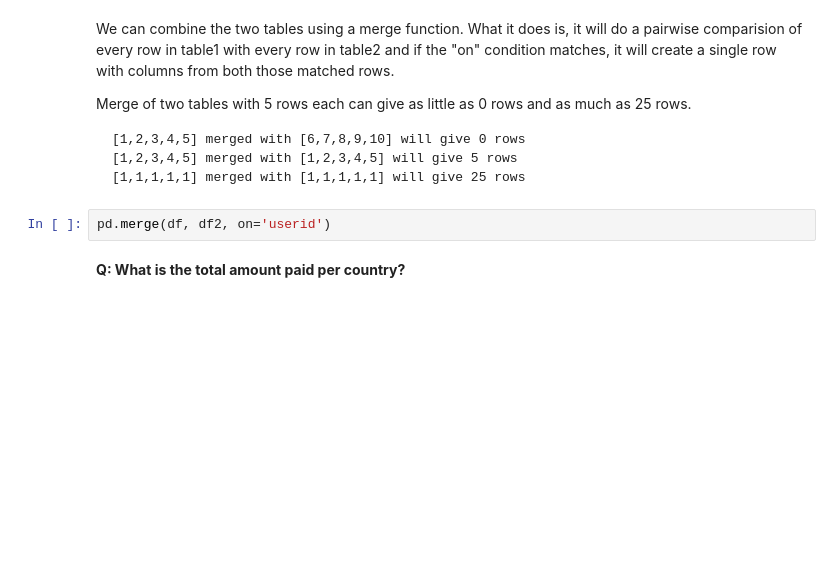
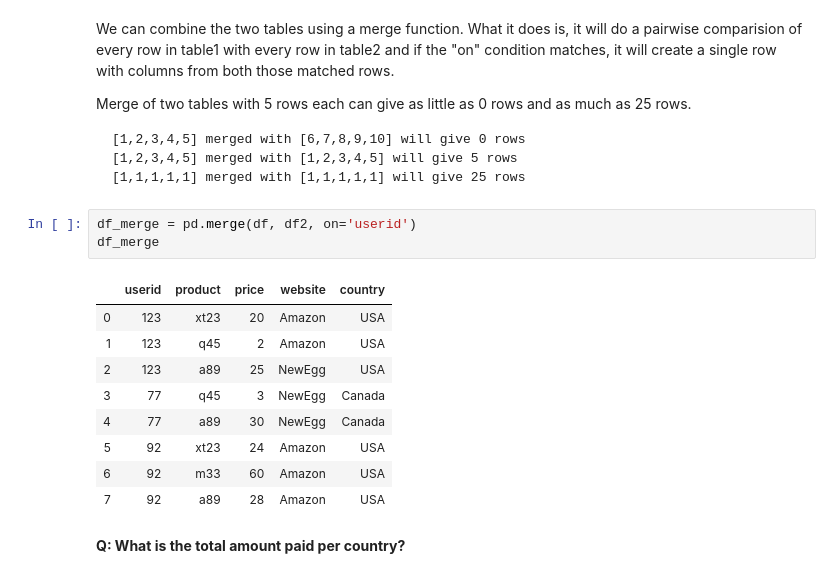
Before and after one commit to sauer3/dsp, a Jupyter notebook: lessons/pandas_intro/pandas-exercise.ipynb, the cells around one changed output. Saved outputs shown, nothing was run; the diff lists cells and outputs as text; blank space fills up the shorter version.

```diff
--- a/lessons/pandas_intro/pandas-exercise.ipynb
+++ b/lessons/pandas_intro/pandas-exercise.ipynb
@@ -148,6 +148,17 @@ Merge of two tables with 5 rows each can give as little as 0 rows and as much as
     [1,2,3,4,5] merged with [1,2,3,4,5] will give 5 rows
     [1,1,1,1,1] merged with [1,1,1,1,1] will give 25 rows
 # %%
-pd.merge(df, df2, on='userid')
+df_merge = pd.merge(df, df2, on='userid')
+df_merge
+# %% [output]
+|  | userid | product | price | website | country |
+| 0 | 123 | xt23 | 20 | Amazon | USA |
+| 1 | 123 | q45 | 2 | Amazon | USA |
+| 2 | 123 | a89 | 25 | NewEgg | USA |
+| 3 | 77 | q45 | 3 | NewEgg | Canada |
+| 4 | 77 | a89 | 30 | NewEgg | Canada |
+| 5 | 92 | xt23 | 24 | Amazon | USA |
+| 6 | 92 | m33 | 60 | Amazon | USA |
+| 7 | 92 | a89 | 28 | Amazon | USA |
 # %% [markdown]
 **Q: What is the total amount paid per country?**
```
Also changed, not shown: parts of 21 cells of this notebook.
